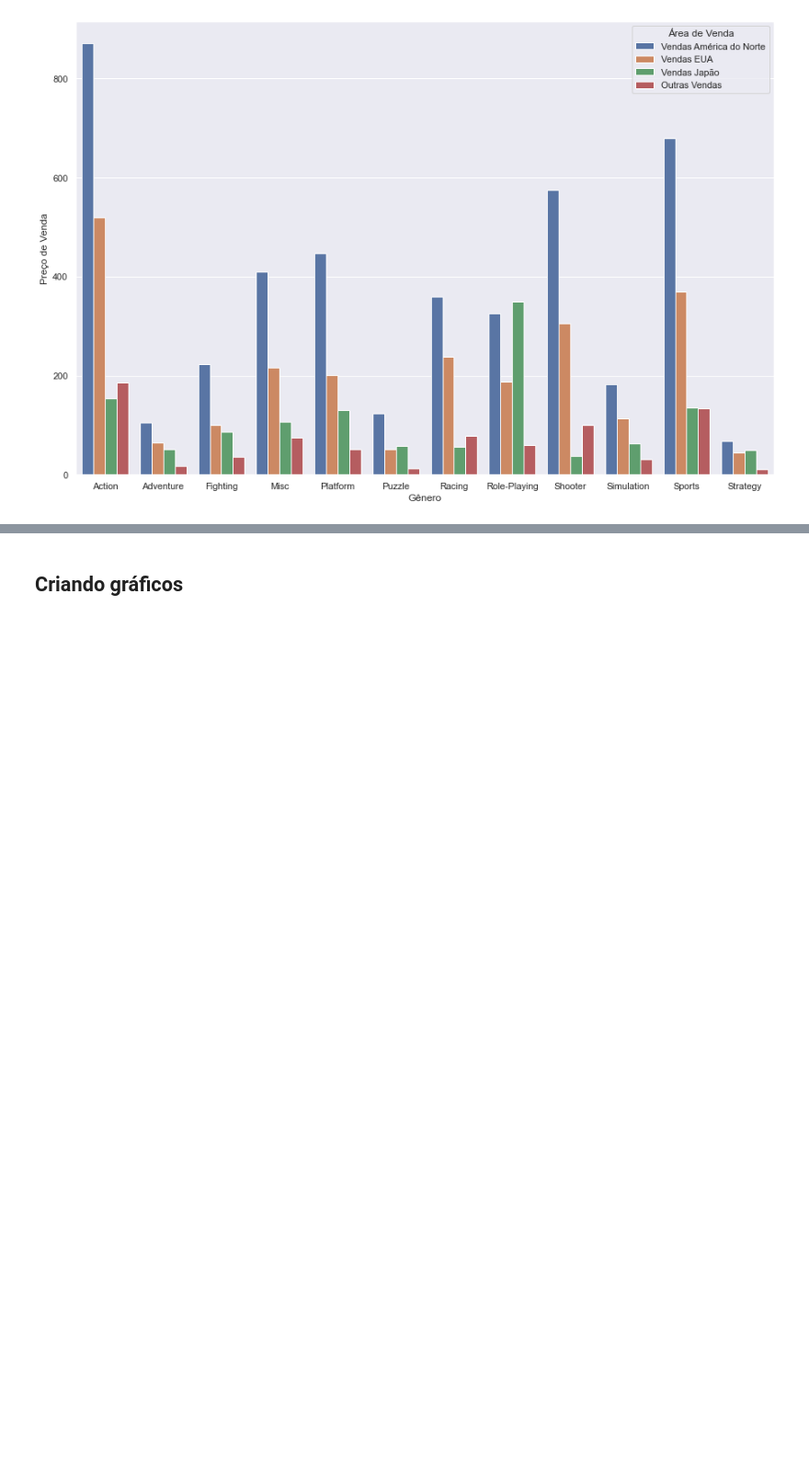
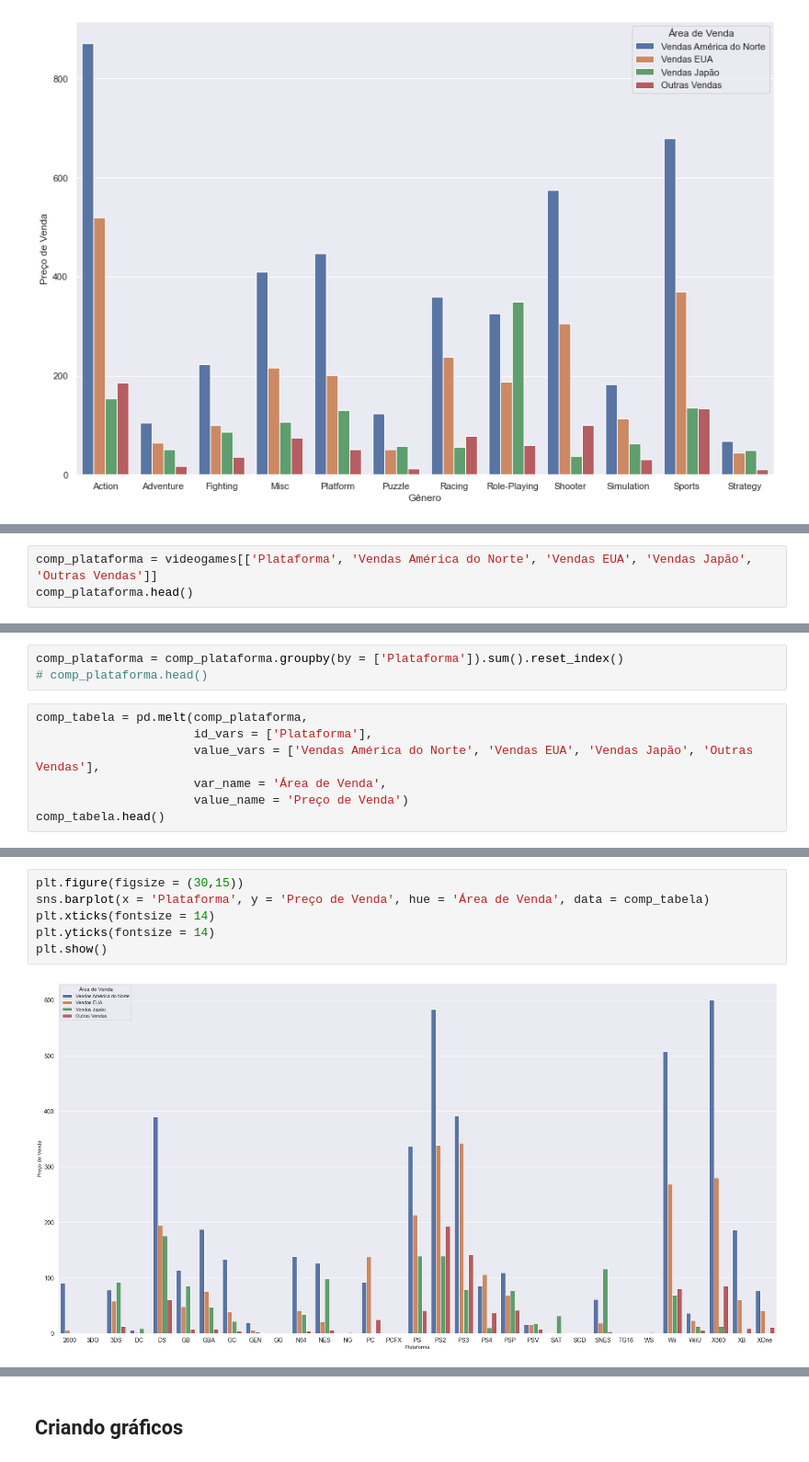
Before and after one commit to elle-rapachi/Vendas-de-Jogos-de-Videogames, a Jupyter notebook: Vendas de Jogos de Videogames.ipynb, the cells around one changed output, grey strips where cells are left out. Shown at 92% size. Drawn from its saved outputs; the diff is of its cells as text; blank space fills up the shorter version.

Commit message:
Comparando vendas por plataforma

```diff
--- a/Vendas de Jogos de Videogames.ipynb
+++ b/Vendas de Jogos de Videogames.ipynb
@@ -605,0 +608,3 @@ observe que no Japão Role-Playing é quem leva a m
+# %%
+comp_plataforma = videogames[['Plataforma', 'Vendas América do Norte', 'Vendas EUA', 'Vendas Japão', 'Outras Vendas']]
+comp_plataforma.head()
@@ -605,0 +618,10 @@ observe que no Japão Role-Playing é quem leva a m
+# %%
+comp_plataforma = comp_plataforma.groupby(by = ['Plataforma']).sum().reset_index()
+# comp_plataforma.head()
+# %%
+comp_tabela = pd.melt(comp_plataforma,
+                      id_vars = ['Plataforma'],
+                      value_vars = ['Vendas América do Norte', 'Vendas EUA', 'Vendas Japão', 'Outras Vendas'],
+                      var_name = 'Área de Venda',
+                      value_name = 'Preço de Venda')
+comp_tabela.head()
@@ -605,0 +635,8 @@ observe que no Japão Role-Playing é quem leva a m
+# %%
+plt.figure(figsize = (30,15))
+sns.barplot(x = 'Plataforma', y = 'Preço de Venda', hue = 'Área de Venda', data = comp_tabela)
+plt.xticks(fontsize = 14)
+plt.yticks(fontsize = 14)
+plt.show()
+# %% [output]
+[figure, added]
```
Also changed, not shown: parts of 20 cells of this notebook.
